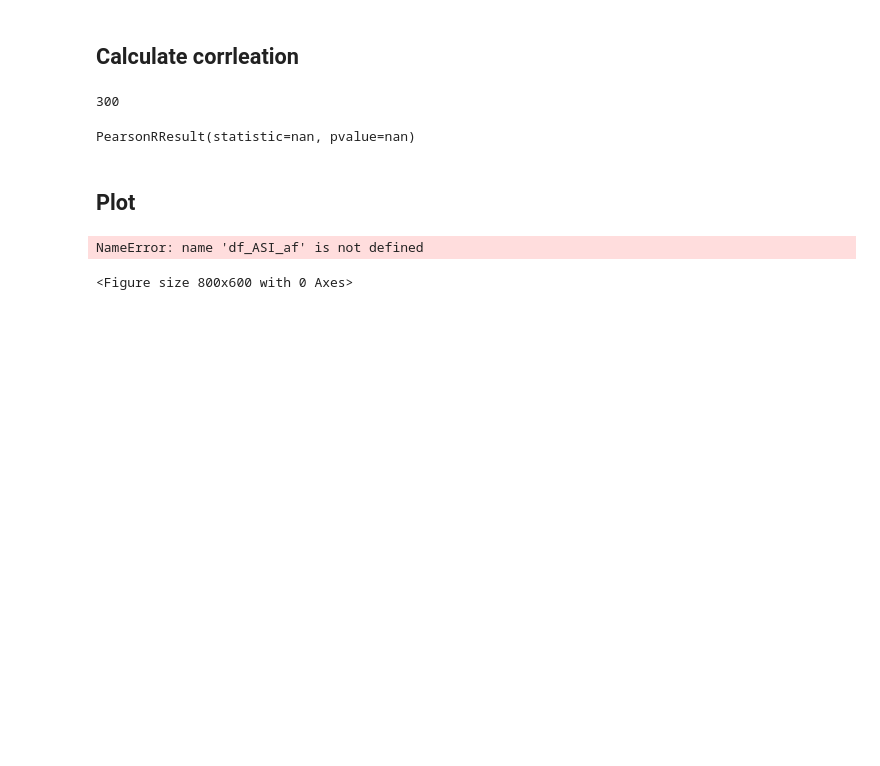
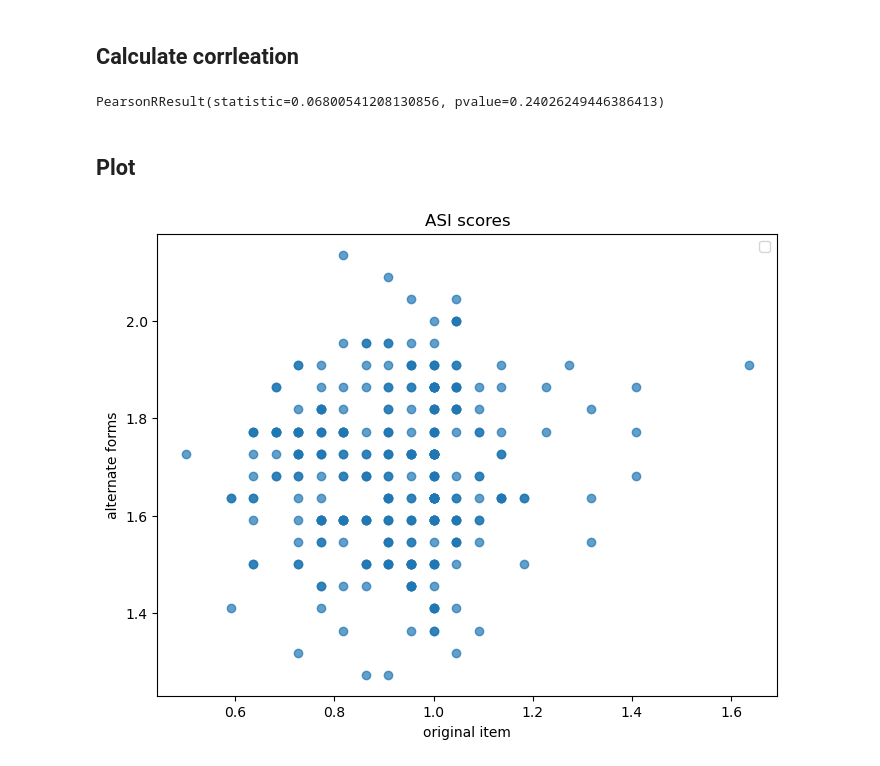
Before and after one commit to jasoju/measuring-sexism-in-LLMs, a Jupyter notebook: src/analyses/option_order_symmetry.ipynb, the cells around one changed output. Drawn from its saved outputs; the diff is of its cells as text; code cells hidden in the pictures; blank space fills up the shorter version.

```diff
--- a/src/analyses/option_order_symmetry.ipynb
+++ b/src/analyses/option_order_symmetry.ipynb
@@ -39,31 +39,29 @@ df_ASI_random = pd.read_csv(f"..\output_data\wide\wide__{file_ASI_af}.csv", inde
 # original ASI data
 df_ASI["total"] = df_ASI.mean(axis=1)
 # alternate forms data
-df_ASI_random["total"] = df_ASI_random.mean(axis=1)
+df_ASI_random["total_random"] = df_ASI_random.mean(axis=1)
 # %% [markdown]
 ## Calculate corrleation
-# %%
-len(df_ASI_random)
-# %% [output]
-300
+# %%
+df_merged = pd.merge(df_ASI["total"], df_ASI_random["total_random"], left_index=True, right_index=True)
+df_merged_clean = df_merged.dropna()
 # %%
-stats.pearsonr(df_ASI["total"], df_ASI_random["total"])
+stats.pearsonr(df_merged_clean["total"], df_merged_clean["total_random"])
 # %% [output]
-PearsonRResult(statistic=nan, pvalue=nan)
+PearsonRResult(statistic=0.06800541208130856, pvalue=0.24026249446386413)
 # %% [markdown]
 ## Plot
 # %%
 plt.figure(figsize=(8, 6))
-plt.scatter(df_ASI["total"], df_ASI_random["total"], alpha=0.7)
+plt.scatter(df_merged_clean["total"], df_merged_clean["total_random"], alpha=0.7)
 
 # Adding labels and title
 plt.xlabel('original item')
 plt.ylabel('alternate forms')
 plt.title('ASI scores')
 plt.legend()
 
 # Display the plot
 plt.show()
 # %% [output]
-NameError: name 'df_ASI_af' is not defined
-<Figure size 800x600 with 0 Axes>
+[figure, added]
```
Also changed, not shown: parts of 4 cells of this notebook, 1 other file.
